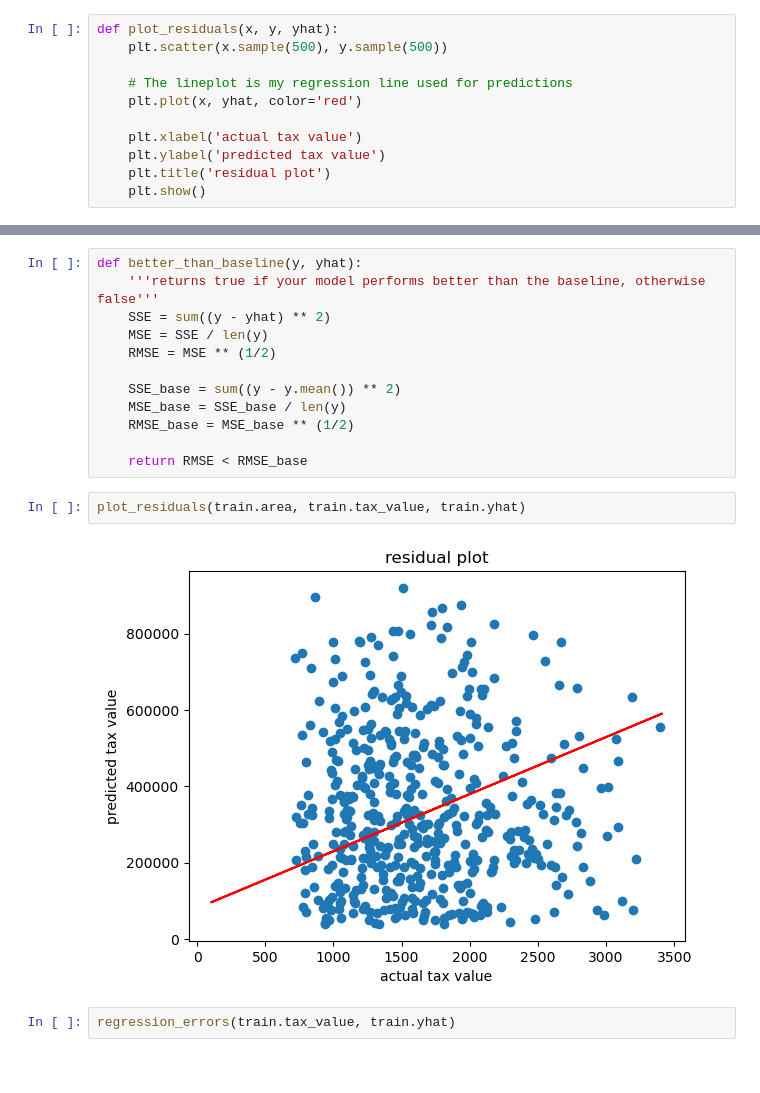
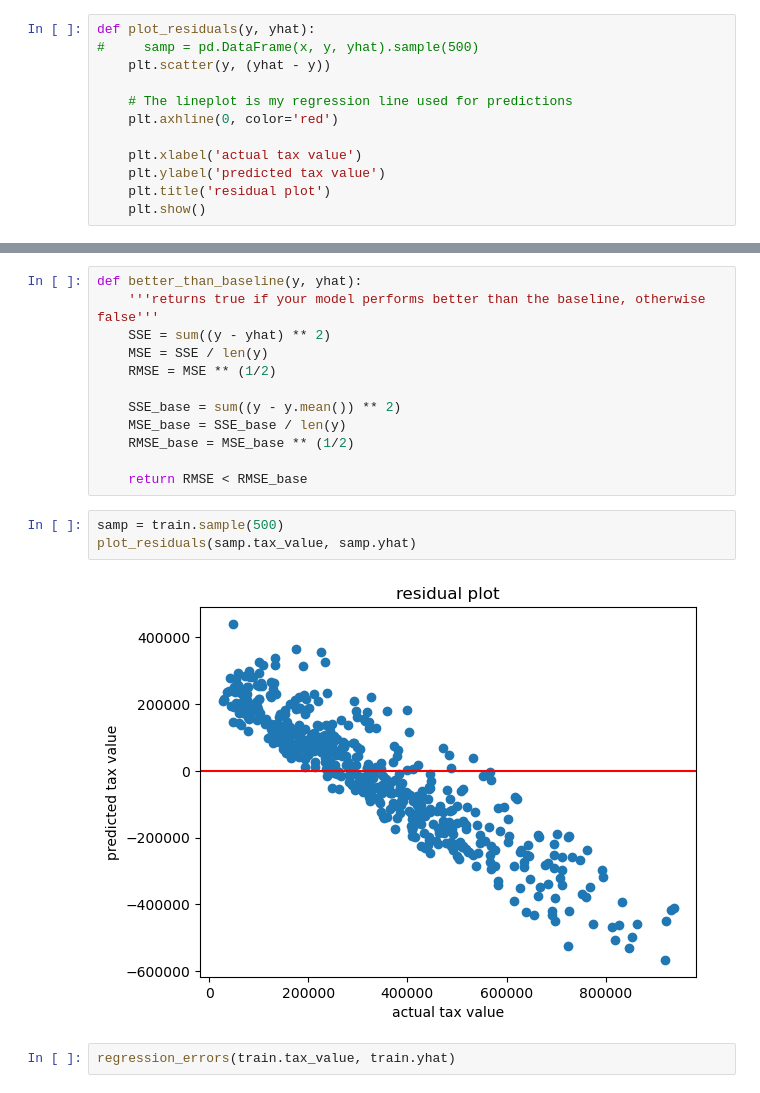
Before and after one commit to Adam-Harris87/regression-exercises, a Jupyter notebook: evaluate.ipynb, the cells around one changed output, grey strips where cells are left out. Cells and saved outputs as stored; diff of their text form.

```diff
--- a/evaluate.ipynb
+++ b/evaluate.ipynb
@@ -150,11 +151,12 @@ Create a file named evaluate.py that contains the following functions.
 - baseline_mean_errors(y): computes the SSE, MSE, and RMSE for the baseline model
 - better_than_baseline(y, yhat): returns true if your model performs better than the baseline, otherwise false
 # %%
-def plot_residuals(x, y, yhat):
-    plt.scatter(x.sample(500), y.sample(500))
+def plot_residuals(y, yhat):
+#     samp = pd.DataFrame(x, y, yhat).sample(500)
+    plt.scatter(y, (yhat - y))
 
     # The lineplot is my regression line used for predictions
-    plt.plot(x, yhat, color='red')
+    plt.axhline(0, color='red')
 
     plt.xlabel('actual tax value')
     plt.ylabel('predicted tax value')
@@ -206,10 +208,11 @@ def better_than_baseline(y, yhat):
     RMSE_base = MSE_base ** (1/2)
 
     return RMSE < RMSE_base
-# %%
-plot_residuals(train.area, train.tax_value, train.yhat)
-# %% [output]
-[figure, removed]
+# %%
+samp = train.sample(500)
+plot_residuals(samp.tax_value, samp.yhat)
+# %% [output]
+[figure, added]
 # %%
 regression_errors(train.tax_value, train.yhat)
 # %% [output]
```
Also changed, not shown: parts of 3 cells of this notebook, 2 other files.
